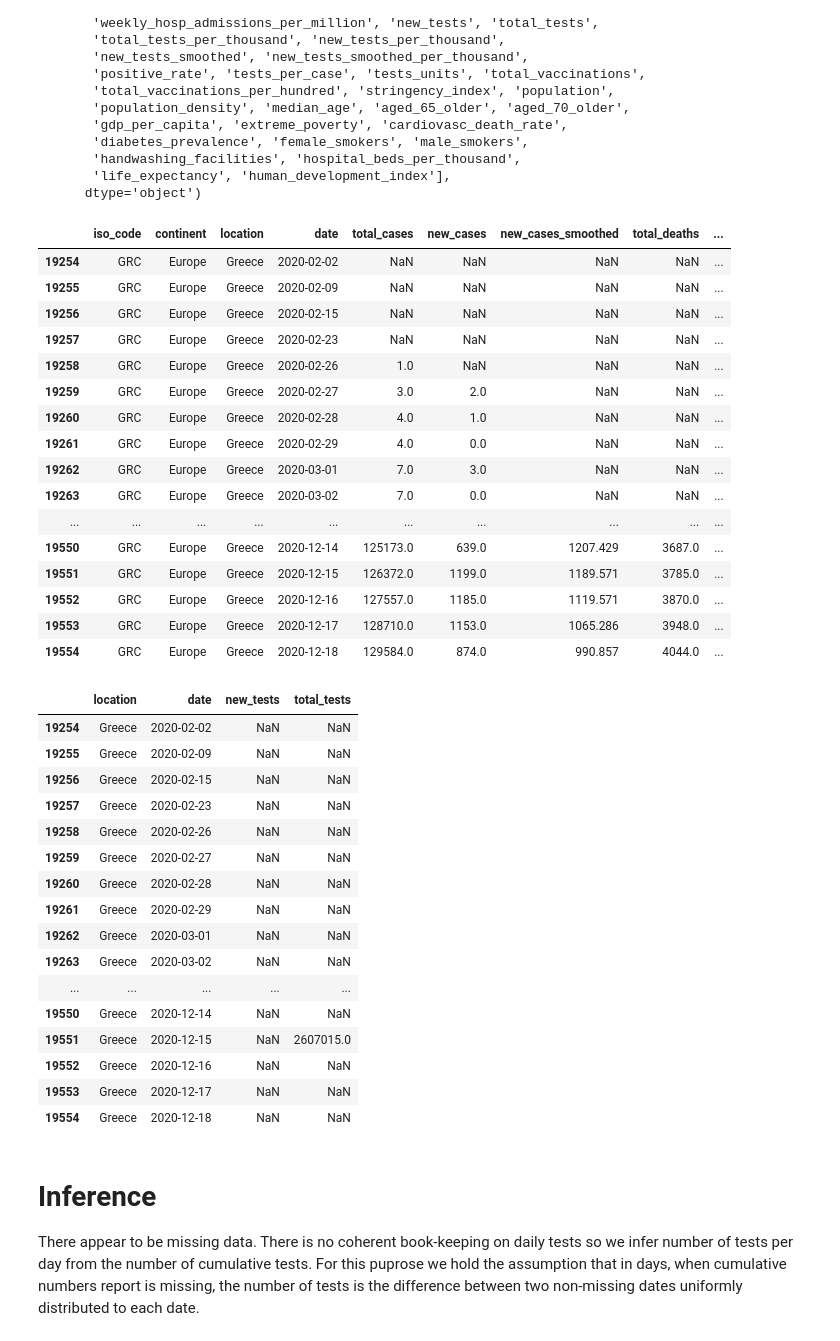
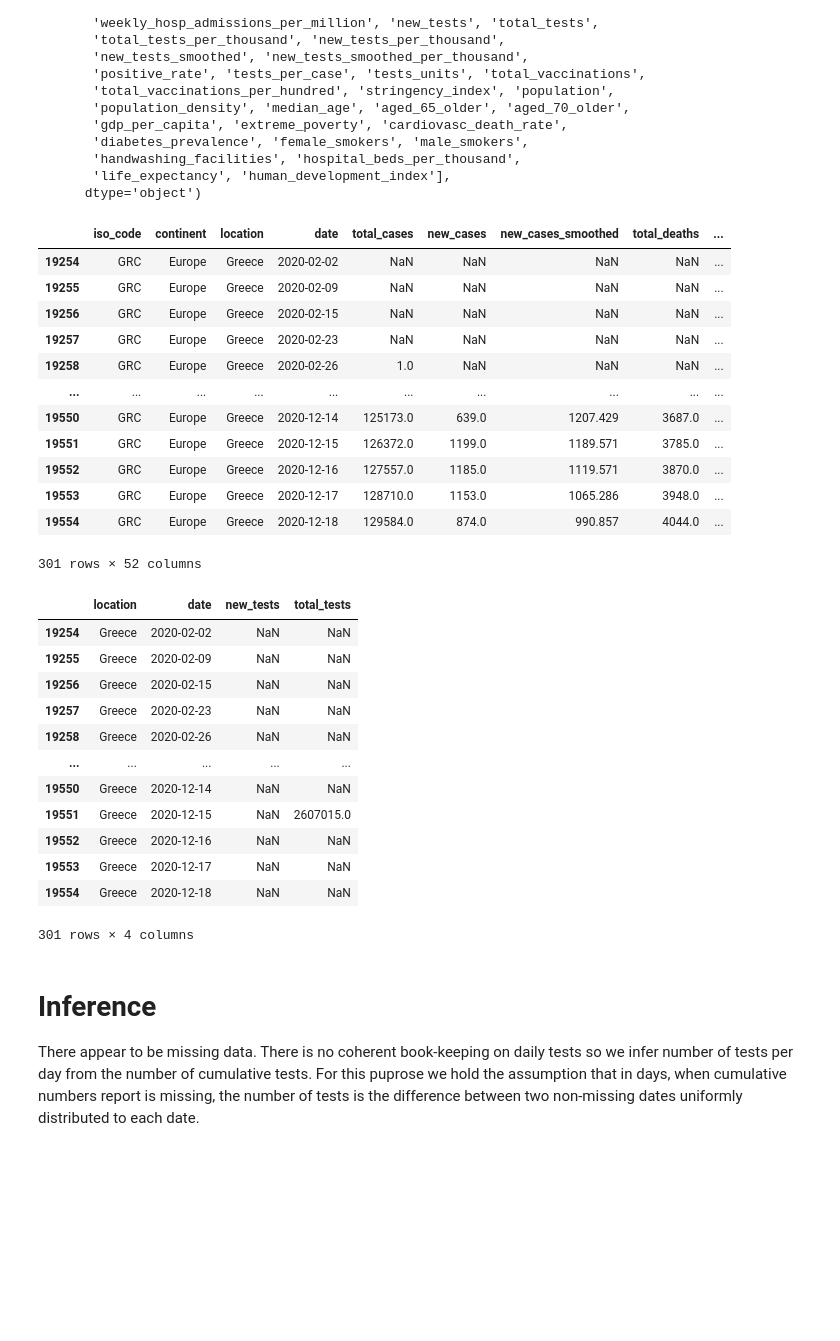
Before and after one commit to fivoskal/greece-covid-data-representation, a Jupyter notebook: owid.ipynb, the cells around one changed output. Drawn from its saved outputs; the diff is of its cells as text; code cells hidden in the pictures; blank space fills up the shorter version.

```diff
--- a/owid.ipynb
+++ b/owid.ipynb
@@ -50,28 +50,24 @@ Index(['iso_code', 'continent', 'location', 'date', 'total_cases', 'new_cases',
 # %%
 gr = df.loc[ df["location"] == "Greece" ]
 # %%
-with pd.option_context('display.max_rows', 350, 'display.max_columns', 60):
+with pd.option_context('display.max_rows', 50, 'display.max_columns', 60):
     display(gr)
 # %% [output]
 |  | iso_code | continent | location | date | total_cases | new_cases | new_cases_smoothed | total_deaths | ... |
 | 19254 | GRC | Europe | Greece | 2020-02-02 | NaN | NaN | NaN | NaN | ... |
 | 19255 | GRC | Europe | Greece | 2020-02-09 | NaN | NaN | NaN | NaN | ... |
 | 19256 | GRC | Europe | Greece | 2020-02-15 | NaN | NaN | NaN | NaN | ... |
 | 19257 | GRC | Europe | Greece | 2020-02-23 | NaN | NaN | NaN | NaN | ... |
 | 19258 | GRC | Europe | Greece | 2020-02-26 | 1.0 | NaN | NaN | NaN | ... |
-| 19259 | GRC | Europe | Greece | 2020-02-27 | 3.0 | 2.0 | NaN | NaN | ... |
-| 19260 | GRC | Europe | Greece | 2020-02-28 | 4.0 | 1.0 | NaN | NaN | ... |
-| 19261 | GRC | Europe | Greece | 2020-02-29 | 4.0 | 0.0 | NaN | NaN | ... |
-| 19262 | GRC | Europe | Greece | 2020-03-01 | 7.0 | 3.0 | NaN | NaN | ... |
-| 19263 | GRC | Europe | Greece | 2020-03-02 | 7.0 | 0.0 | NaN | NaN | ... |
 | ... | ... | ... | ... | ... | ... | ... | ... | ... | ... |
 | 19550 | GRC | Europe | Greece | 2020-12-14 | 125173.0 | 639.0 | 1207.429 | 3687.0 | ... |
 | 19551 | GRC | Europe | Greece | 2020-12-15 | 126372.0 | 1199.0 | 1189.571 | 3785.0 | ... |
 | 19552 | GRC | Europe | Greece | 2020-12-16 | 127557.0 | 1185.0 | 1119.571 | 3870.0 | ... |
 | 19553 | GRC | Europe | Greece | 2020-12-17 | 128710.0 | 1153.0 | 1065.286 | 3948.0 | ... |
 | 19554 | GRC | Europe | Greece | 2020-12-18 | 129584.0 | 874.0 | 990.857 | 4044.0 | ... |
+301 rows × 52 columns
 # %%
-with pd.option_context('display.max_rows', 350, 'display.max_columns', 60):
+with pd.option_context('display.max_rows', 50, 'display.max_columns', 60):
     display(gr[["location", "date", "new_tests", "total_tests" ]]) #need display to show the dataframe when using with in jupyter
 # %% [output]
 |  | location | date | new_tests | total_tests |
@@ -80,17 +76,13 @@ with pd.option_context('display.max_rows', 350, 'display.max_columns', 60):
 | 19256 | Greece | 2020-02-15 | NaN | NaN |
 | 19257 | Greece | 2020-02-23 | NaN | NaN |
 | 19258 | Greece | 2020-02-26 | NaN | NaN |
-| 19259 | Greece | 2020-02-27 | NaN | NaN |
-| 19260 | Greece | 2020-02-28 | NaN | NaN |
-| 19261 | Greece | 2020-02-29 | NaN | NaN |
-| 19262 | Greece | 2020-03-01 | NaN | NaN |
-| 19263 | Greece | 2020-03-02 | NaN | NaN |
 | ... | ... | ... | ... | ... |
 | 19550 | Greece | 2020-12-14 | NaN | NaN |
 | 19551 | Greece | 2020-12-15 | NaN | 2607015.0 |
 | 19552 | Greece | 2020-12-16 | NaN | NaN |
 | 19553 | Greece | 2020-12-17 | NaN | NaN |
 | 19554 | Greece | 2020-12-18 | NaN | NaN |
+301 rows × 4 columns
 # %%
 inf_gr = gr[["date", "new_tests", "total_tests"]].copy()
 # %% [markdown]
```
Also changed, not shown: parts of 1 cell of this notebook.
